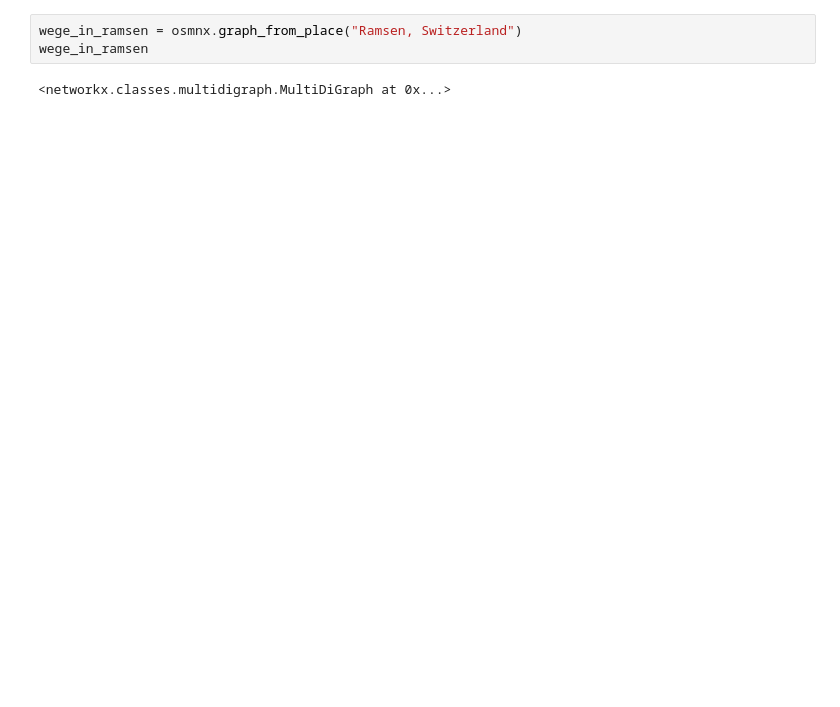
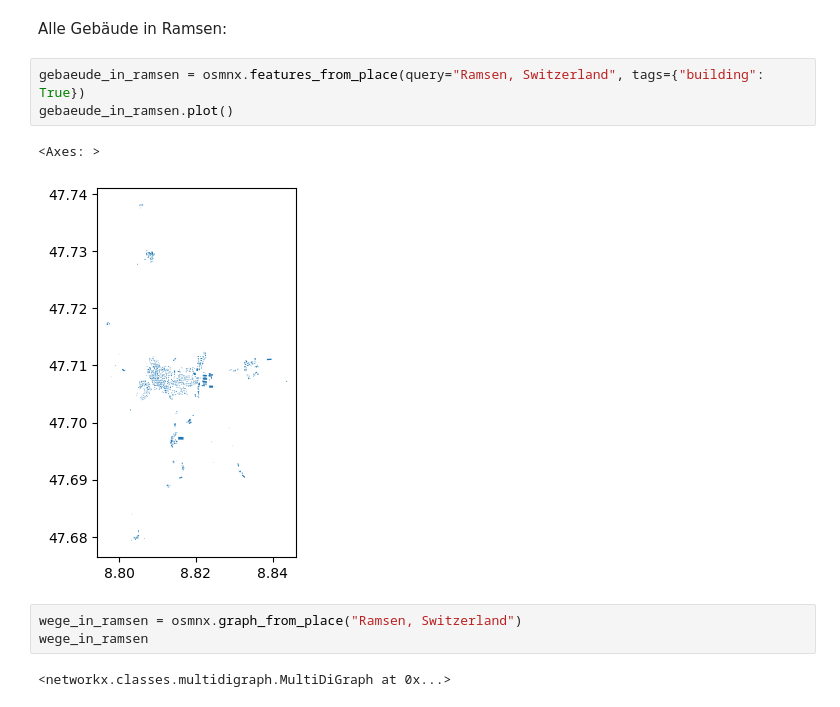
Before and after one commit to edgarbutwilowski/distanzen_spielplaetze_ramsen_py, a Jupyter notebook: distanzen_spielplaetze_ramsen.ipynb, the cells around one changed output. Saved outputs shown, nothing was run; the diff lists cells and outputs as text; blank space fills up the shorter version.

```diff
--- a/distanzen_spielplaetze_ramsen.ipynb
+++ b/distanzen_spielplaetze_ramsen.ipynb
@@ -27,3 +47,11 @@ import matplotlib
+# %% [markdown]
+Alle Gebäude in Ramsen:
+# %%
+gebaeude_in_ramsen = osmnx.features_from_place(query="Ramsen, Switzerland", tags={"building": True})
+gebaeude_in_ramsen.plot()
+# %% [output]
+<Axes: >
+[figure, added]
 # %%
 wege_in_ramsen = osmnx.graph_from_place("Ramsen, Switzerland")
 wege_in_ramsen
```
Also changed, not shown: parts of 9 cells of this notebook.
